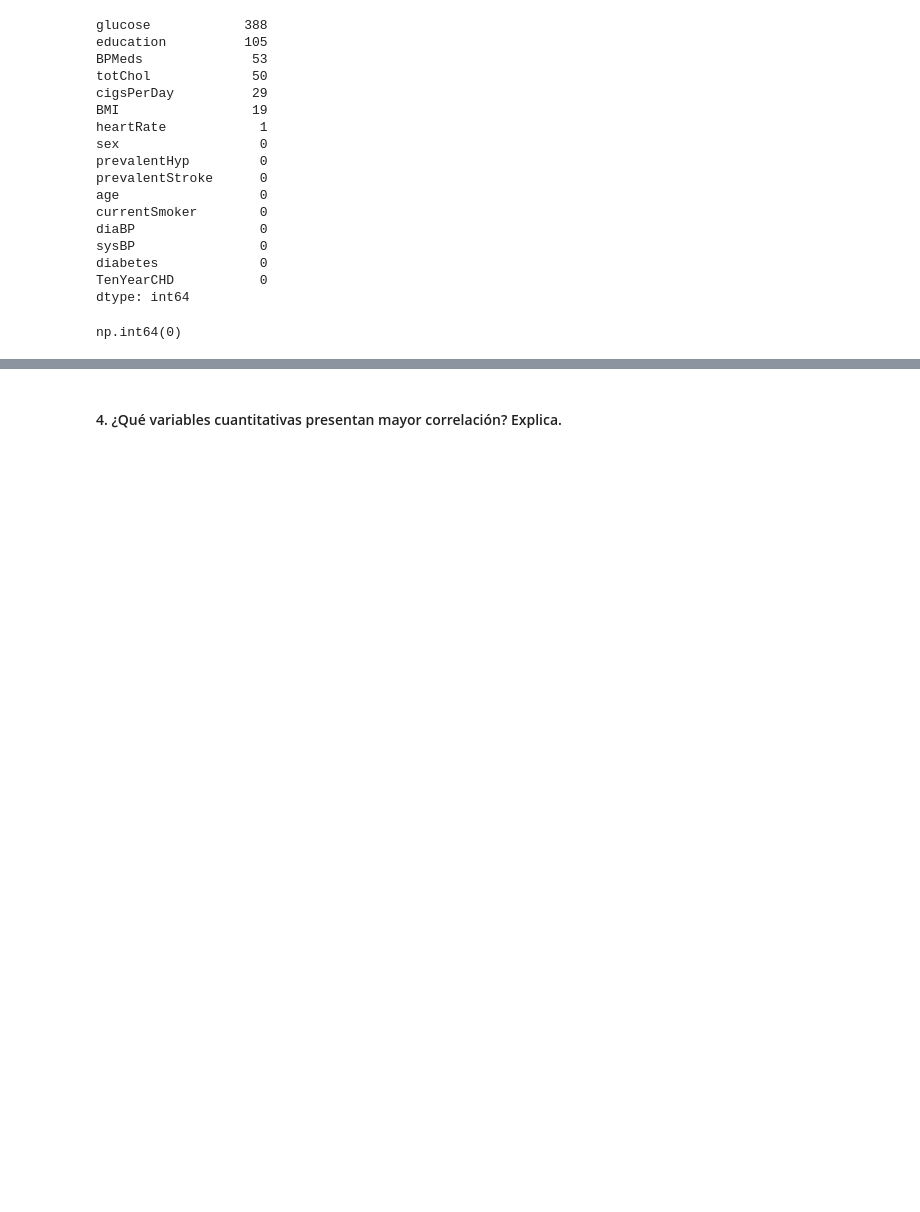
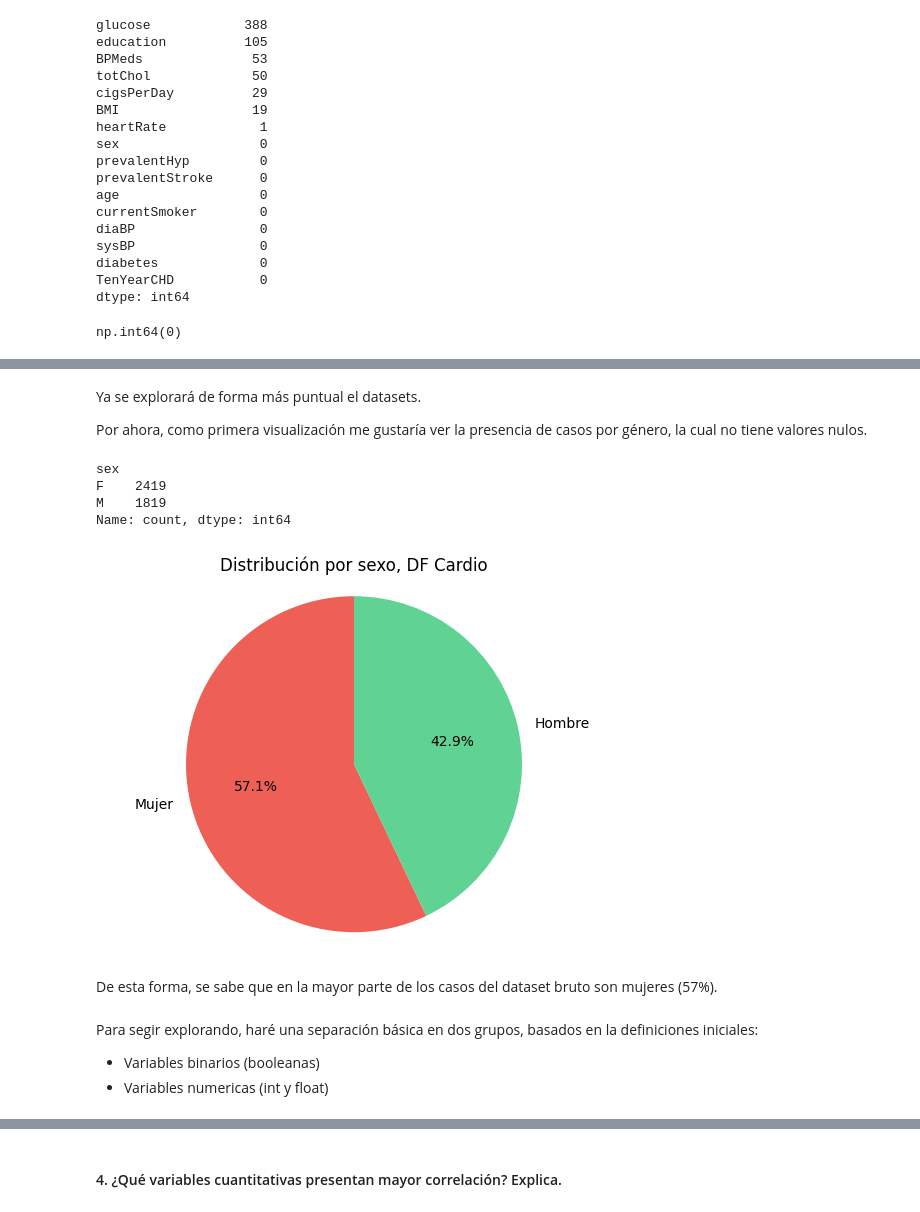
Before and after one commit to santoleal/data_science_homework, a Jupyter notebook: 4.ESTADISTICA PYTHON/DESAFIO7/Prueba - Análisis Estadístico con Python.ipynb, the cells around one changed output, grey strips where cells are left out. Cells and saved outputs as stored; diff of their text form; code cells hidden in the pictures; blank space fills up the shorter version.

```diff
--- a/4.ESTADISTICA PYTHON/DESAFIO7/Prueba - Análisis Estadístico con Python.ipynb
+++ b/4.ESTADISTICA PYTHON/DESAFIO7/Prueba - Análisis Estadístico con Python.ipynb
@@ -208,0 +137,27 @@ max      35.420000   143.000000   394.000000     1.000000
+# %% [markdown]
+Ya se explorará de forma más puntual el datasets.
+
+Por ahora, como primera visualización me gustaría ver la presencia de casos por género, la cual no tiene valores nulos.
+# %%
+cardio_sex = df_cardio['sex'].value_counts()
+cardio_sex
+# %% [output]
+sex
+F    2419
+M    1819
+Name: count, dtype: int64
+# %%
+# Se grafica la columna 'sex'
+fig, ax = plt.subplots()
+ax.pie(cardio_sex, labels=['Mujer', 'Hombre'], autopct='%1.1f%%', startangle=90, colors=["#EE6055","#60D394"])
+ax.axis('equal')  # Equal aspect ratio ensures that pie is drawn as a circle.
+plt.title('Distribución por sexo, DF Cardio')
+plt.show()
+# %% [output]
+[figure, added]
+# %% [markdown]
+De esta forma, se sabe que en la mayor parte de los casos del dataset bruto son mujeres (57%).
+# %% [markdown]
+Para segir explorando, haré una separación básica en dos grupos, basados en la definiciones iniciales:
+- Variables binarios (booleanas)
+- Variables numericas (int y float)
```
Also changed, not shown: parts of 86 cells of this notebook.
